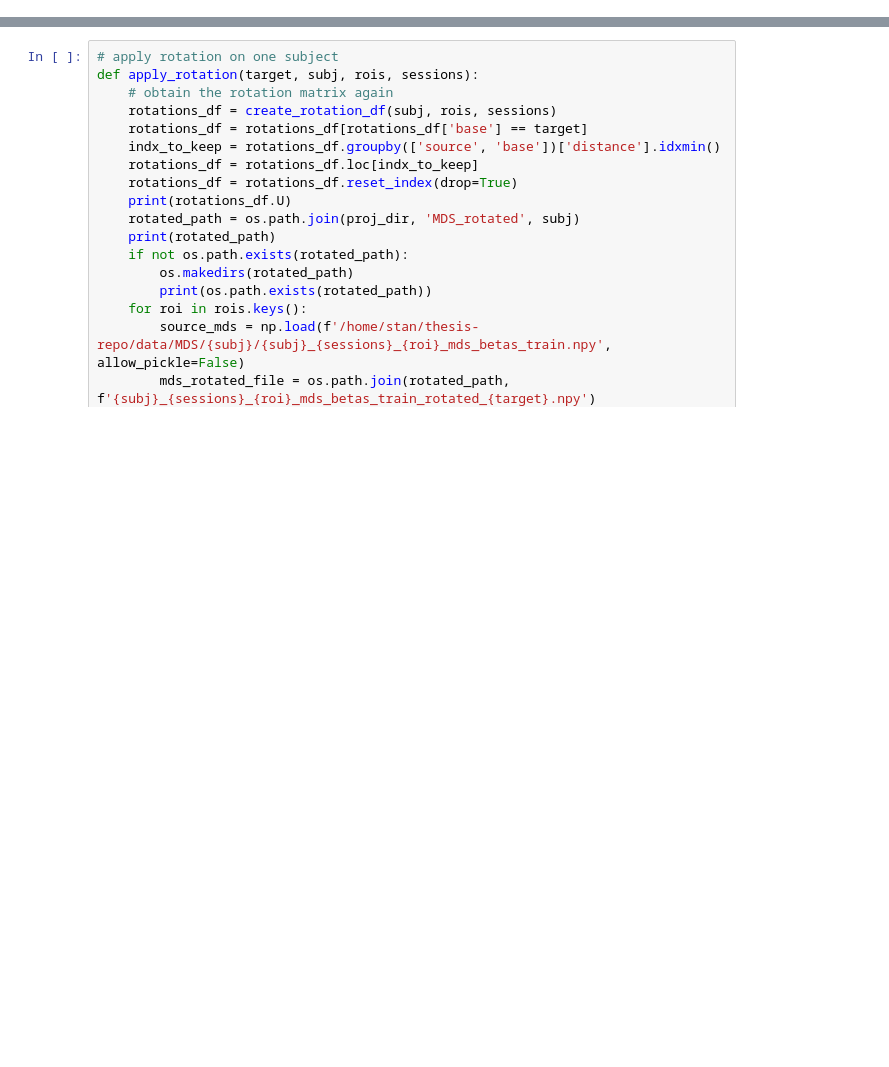
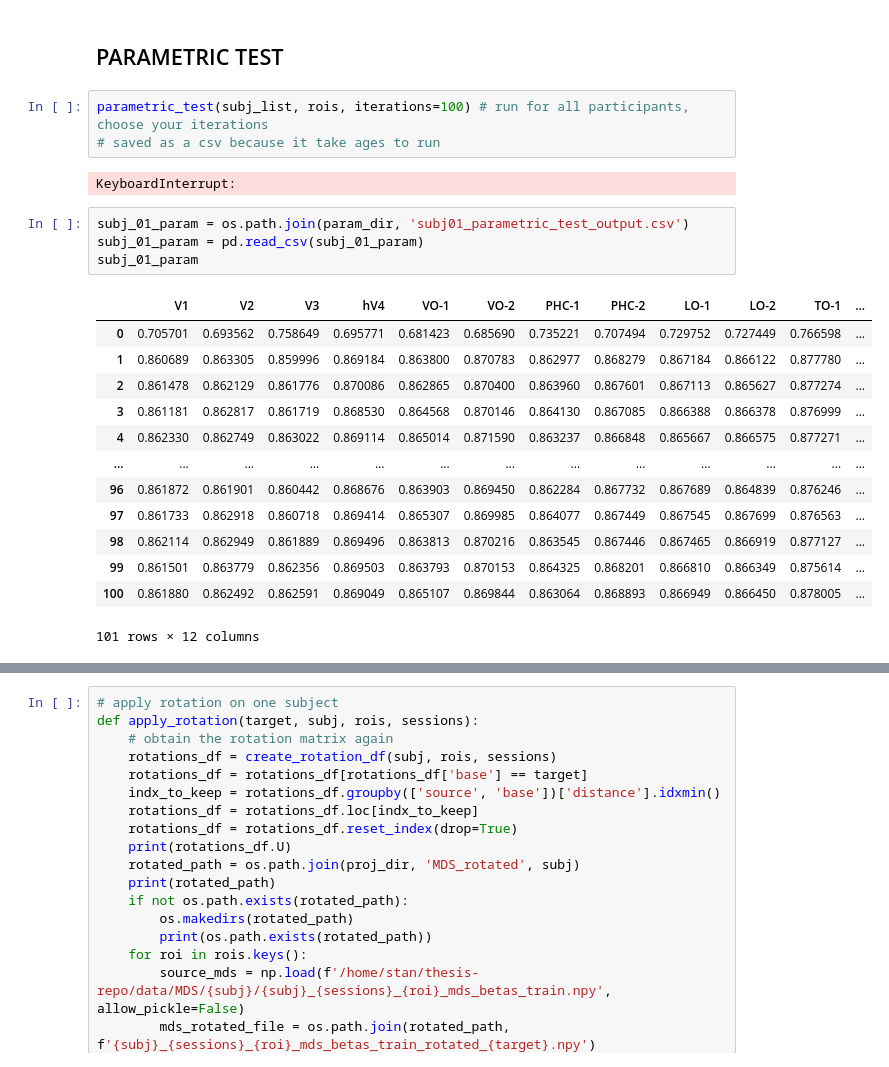
Before and after one commit to StanBgy/Thesis, a Jupyter notebook: src/flips.ipynb, the cells around one changed output, grey strips where cells are left out. Drawn from its saved outputs; the diff is of its cells as text; blank space fills up the shorter version.

```diff
--- a/src/flips.ipynb
+++ b/src/flips.ipynb
@@ -193,0 +107,25 @@ Name: distance, dtype: float64
+# %% [markdown]
+## PARAMETRIC TEST
+# %%
+parametric_test(subj_list, rois, iterations=100) # run for all participants, choose your iterations
+# saved as a csv because it take ages to run
+# %% [output]
+KeyboardInterrupt:
+# %%
+subj_01_param = os.path.join(param_dir, 'subj01_parametric_test_output.csv')
+subj_01_param = pd.read_csv(subj_01_param)
+subj_01_param
+# %% [output]
+|  | V1 | V2 | V3 | hV4 | VO-1 | VO-2 | PHC-1 | PHC-2 | LO-1 | LO-2 | TO-1 | ... |
+| 0 | 0.705701 | 0.693562 | 0.758649 | 0.695771 | 0.681423 | 0.685690 | 0.735221 | 0.707494 | 0.729752 | 0.727449 | 0.766598 | ... |
+| 1 | 0.860689 | 0.863305 | 0.859996 | 0.869184 | 0.863800 | 0.870783 | 0.862977 | 0.868279 | 0.867184 | 0.866122 | 0.877780 | ... |
+| 2 | 0.861478 | 0.862129 | 0.861776 | 0.870086 | 0.862865 | 0.870400 | 0.863960 | 0.867601 | 0.867113 | 0.865627 | 0.877274 | ... |
+| 3 | 0.861181 | 0.862817 | 0.861719 | 0.868530 | 0.864568 | 0.870146 | 0.864130 | 0.867085 | 0.866388 | 0.866378 | 0.876999 | ... |
+| 4 | 0.862330 | 0.862749 | 0.863022 | 0.869114 | 0.865014 | 0.871590 | 0.863237 | 0.866848 | 0.865667 | 0.866575 | 0.877271 | ... |
+| ... | ... | ... | ... | ... | ... | ... | ... | ... | ... | ... | ... | ... |
+| 96 | 0.861872 | 0.861901 | 0.860442 | 0.868676 | 0.863903 | 0.869450 | 0.862284 | 0.867732 | 0.867689 | 0.864839 | 0.876246 | ... |
+| 97 | 0.861733 | 0.862918 | 0.860718 | 0.869414 | 0.865307 | 0.869985 | 0.864077 | 0.867449 | 0.867545 | 0.867699 | 0.876563 | ... |
+| 98 | 0.862114 | 0.862949 | 0.861889 | 0.869496 | 0.863813 | 0.870216 | 0.863545 | 0.867446 | 0.867465 | 0.866919 | 0.877127 | ... |
+| 99 | 0.861501 | 0.863779 | 0.862356 | 0.869503 | 0.863793 | 0.870153 | 0.864325 | 0.868201 | 0.866810 | 0.866349 | 0.875614 | ... |
+| 100 | 0.861880 | 0.862492 | 0.862591 | 0.869049 | 0.865107 | 0.869844 | 0.863064 | 0.868893 | 0.866949 | 0.866450 | 0.878005 | ... |
+101 rows × 12 columns
```
Also changed, not shown: parts of 28 cells of this notebook, 30 other files.
